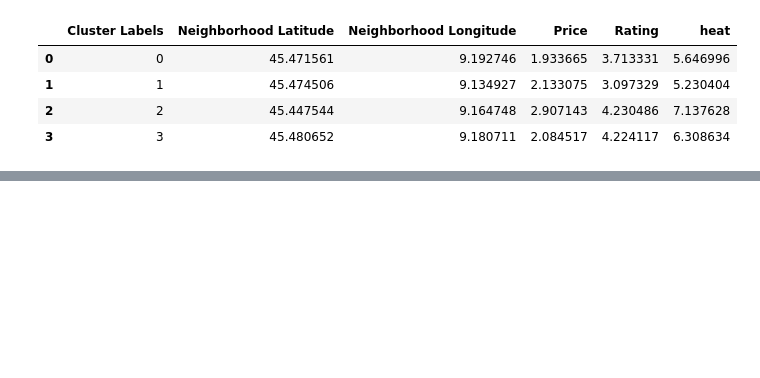
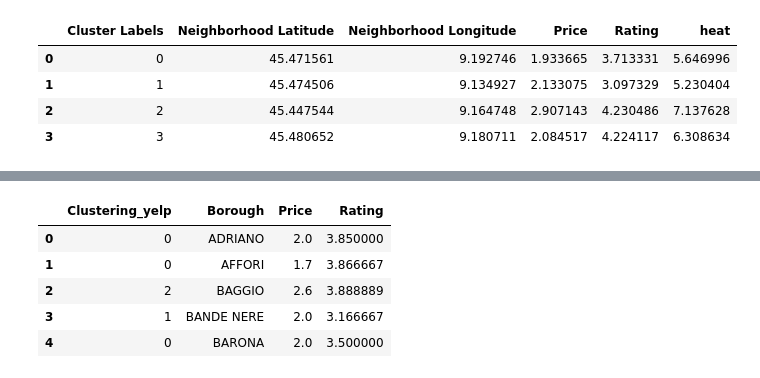
Before and after one commit to RaffaToSpace/Coursera_Capstone, a Jupyter notebook: Coursera_Capstone.ipynb, the cells around one changed output, grey strips where cells are left out. Saved outputs shown, nothing was run; the diff lists cells and outputs as text; code cells hidden in the pictures; blank space fills up the shorter version.

```diff
--- a/Coursera_Capstone.ipynb
+++ b/Coursera_Capstone.ipynb
@@ -1384,0 +1424,9 @@ I am now comparing the clustering by rating/price to the previous clustering bas
+# %%
+mi_comp_cl.head()
+# %% [output]
+|  | Clustering_yelp | Borough | Price | Rating |
+| 0 | 0 | ADRIANO | 2.0 | 3.850000 |
+| 1 | 0 | AFFORI | 1.7 | 3.866667 |
+| 2 | 2 | BAGGIO | 2.6 | 3.888889 |
+| 3 | 1 | BANDE NERE | 2.0 | 3.166667 |
+| 4 | 0 | BARONA | 2.0 | 3.500000 |
```
Also changed, not shown: parts of 18 cells of this notebook.
